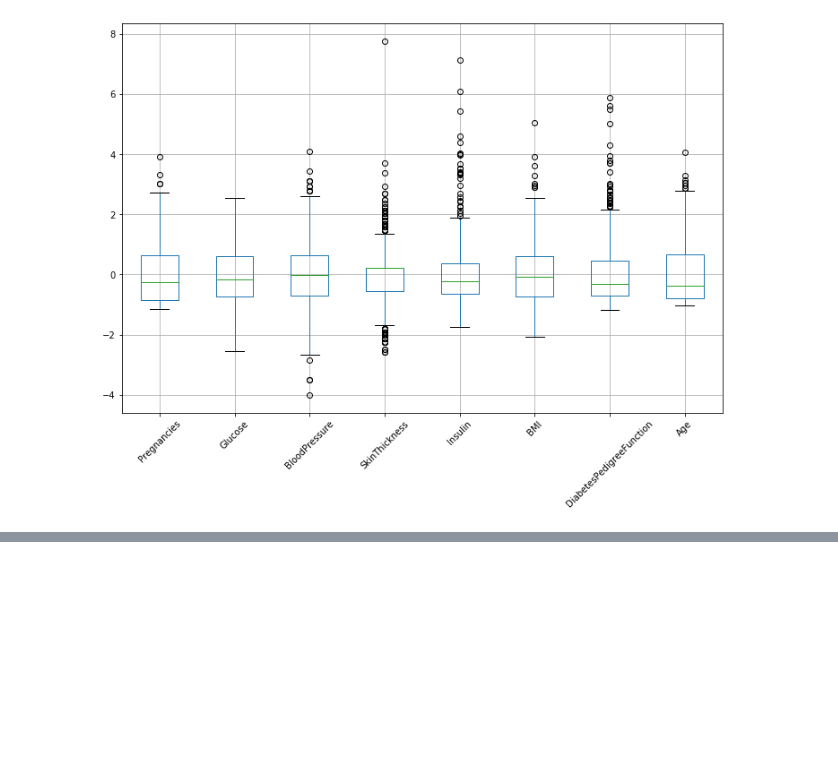
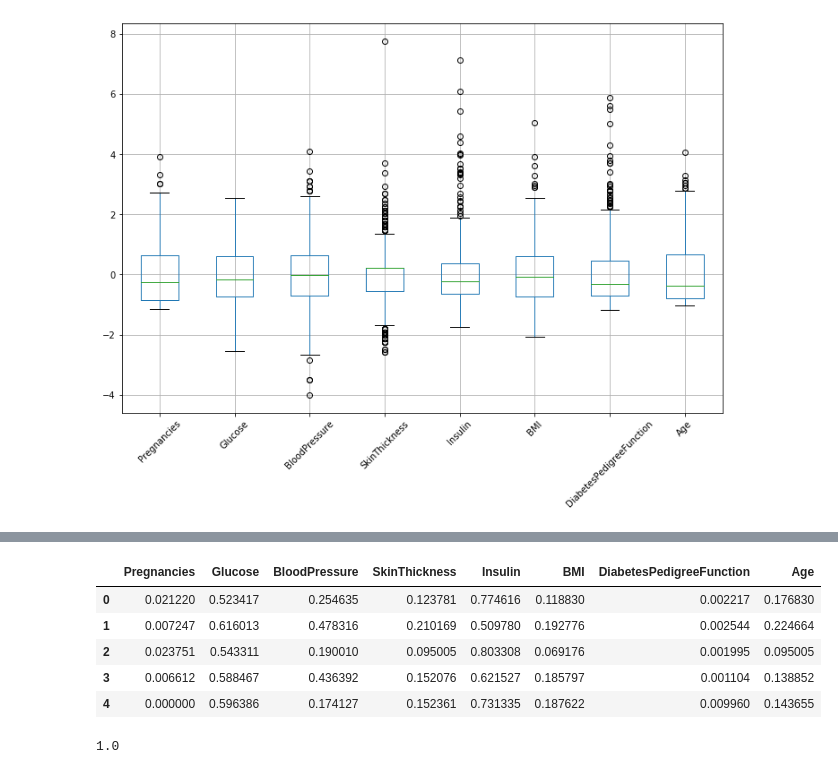
Before and after one commit to arorapankaj/PythonPractise, a Jupyter notebook: FeatureScalingAndTransformations.ipynb, the cells around one changed output, grey strips where cells are left out. Cells and saved outputs as stored; diff of their text form; code cells hidden in the pictures; blank space fills up the shorter version.

```diff
--- a/FeatureScalingAndTransformations.ipynb
+++ b/FeatureScalingAndTransformations.ipynb
@@ -93,0 +126,18 @@ plt.show()
+# %%
+## L2 Norm
+from sklearn.preprocessing import Normalizer
+normalizer = Normalizer(norm='l2')
+normalized_features = normalizer.fit_transform(features_df)
+normalized_features_df = pd.DataFrame(normalized_features, columns=features_df.columns)
+normalized_features_df.head()
+# %% [output]
+|  | Pregnancies | Glucose | BloodPressure | SkinThickness | Insulin | BMI | DiabetesPedigreeFunction | Age |
+| 0 | 0.021220 | 0.523417 | 0.254635 | 0.123781 | 0.774616 | 0.118830 | 0.002217 | 0.176830 |
+| 1 | 0.007247 | 0.616013 | 0.478316 | 0.210169 | 0.509780 | 0.192776 | 0.002544 | 0.224664 |
+| 2 | 0.023751 | 0.543311 | 0.190010 | 0.095005 | 0.803308 | 0.069176 | 0.001995 | 0.095005 |
+| 3 | 0.006612 | 0.588467 | 0.436392 | 0.152076 | 0.621527 | 0.185797 | 0.001104 | 0.138852 |
+| 4 | 0.000000 | 0.596386 | 0.174127 | 0.152361 | 0.731335 | 0.187622 | 0.009960 | 0.143655 |
+# %%
+normalized_features_df.iloc[0].pow(2).sum()
+# %% [output]
+1.0
```
Also changed, not shown: parts of 11 cells of this notebook.
